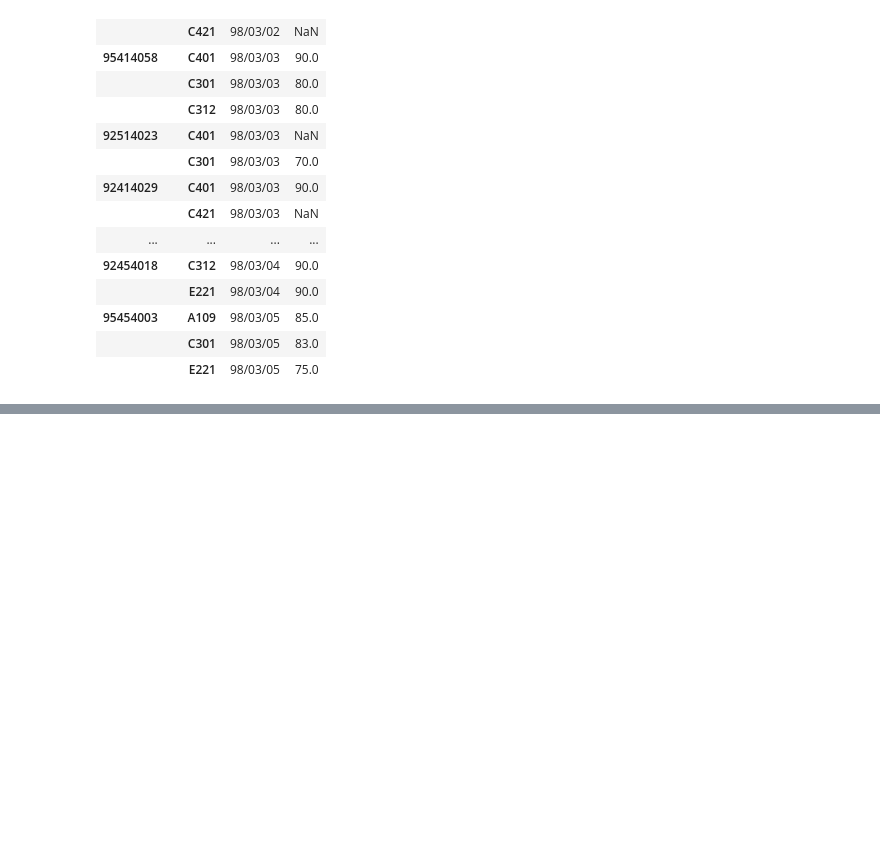
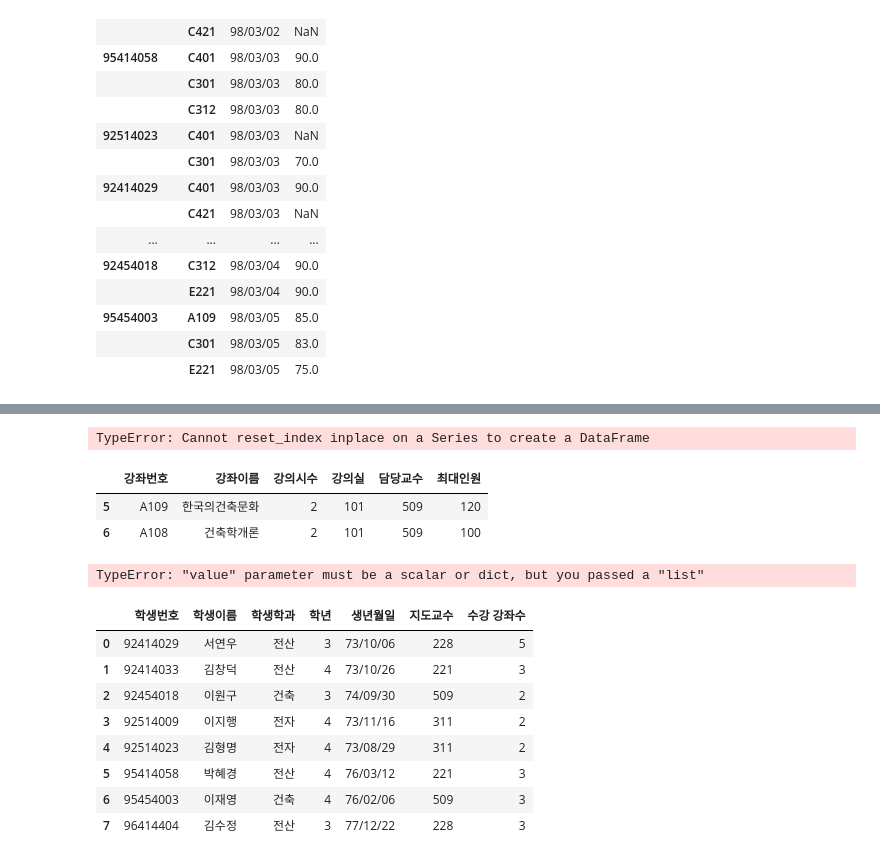
Before and after one commit to Kims-club98/python-project, a Jupyter notebook: 03.데이터분석/01시리즈/data/프로젝트/학사관리/학사관리.ipynb, the cells around one changed output, grey strips where cells are left out. Cells and saved outputs as stored; diff of their text form; code cells hidden in the pictures; blank space fills up the shorter version.

```diff
--- a/03.데이터분석/01시리즈/data/프로젝트/학사관리/학사관리.ipynb
+++ b/03.데이터분석/01시리즈/data/프로젝트/학사관리/학사관리.ipynb
@@ -426,0 +546,52 @@ enroll
+# %%
+enroll=pd.read_csv('수강.csv',index_col='강좌번호')
+cou=pd.read_csv('강좌.csv',index_col='강좌번호')
+# pro=pd.read_csv('교수.csv')
+merge=enroll.merge(cou,on='강좌번호')
+merge.reset_index(inplace=True)
+pro=pd.read_csv('교수.csv',index_col='교수번호')
+merge.set_index('담당교수')
+merge2=merge.merge(pro,left_on='담당교수',right_on='교수번호')
+group=merge2.groupby(['강좌번호','강좌이름','교수이름','강의시수'])['점수'].mean()
+group.reset_index
+# %% [output]
+TypeError: Cannot reset_index inplace on a Series to create a DataFrame
+# %%
+enroll=pd.read_csv('수강.csv')
+group=enroll.groupby('강좌번호').size().to_frame('수강인원') # groupby는 해당되는 조건을 모와서 정리해주는 함수
+group.reset_index(inplace=True)
+group
+
+cou=pd.read_csv('강좌.csv')
+cou.tail(2)
+# %% [output]
+|  | 강좌번호 | 강좌이름 | 강의시수 | 강의실 | 담당교수 | 최대인원 |
+| 5 | A109 | 한국의건축문화 | 2 | 101 | 509 | 120 |
+| 6 | A108 | 건축학개론 | 2 | 101 | 509 | 100 |
+# %%
+merge=pd.merge(cou,group,how='left',on='강좌번호')
+merge.fillna(['수강인원',0])(inplace=True)
+merge['수강인원']=merge['수강인원'].astype(int)
+# %% [output]
+TypeError: "value" parameter must be a scalar or dict, but you passed a "list"
+# %%
+#학생 csv를 이용해 수강신청한 강좌 수 추출 tt
+def stu_list():
+    강좌=pd.read_csv('강좌.csv')
+    수강=pd.read_csv('수강.csv')
+    학생=pd.read_csv('학생.csv')
+    merge=pd.merge(강좌,수강,how='left',on='강좌번호')
+    merge2=pd.merge(학생,merge,how='left',on='학생번호')
+    group=merge2.groupby(['학생번호','학생이름','학생학과','학년','생년월일','지도교수']).size().to_frame('수강 강좌수')
+    group.reset_index(inplace=True)
+    return group
+# %% [output]
+|  | 학생번호 | 학생이름 | 학생학과 | 학년 | 생년월일 | 지도교수 | 수강 강좌수 |
+| 0 | 92414029 | 서연우 | 전산 | 3 | 73/10/06 | 228 | 5 |
+| 1 | 92414033 | 김창덕 | 전산 | 4 | 73/10/26 | 221 | 3 |
+| 2 | 92454018 | 이원구 | 건축 | 3 | 74/09/30 | 509 | 2 |
+| 3 | 92514009 | 이지행 | 전자 | 4 | 73/11/16 | 311 | 2 |
+| 4 | 92514023 | 김형명 | 전자 | 4 | 73/08/29 | 311 | 2 |
+| 5 | 95414058 | 박혜경 | 전산 | 4 | 76/03/12 | 221 | 3 |
+| 6 | 95454003 | 이재영 | 건축 | 4 | 76/02/06 | 509 | 3 |
+| 7 | 96414404 | 김수정 | 전산 | 3 | 77/12/22 | 228 | 3 |
```
Also changed, not shown: parts of 13 cells of this notebook, 11 other files.
